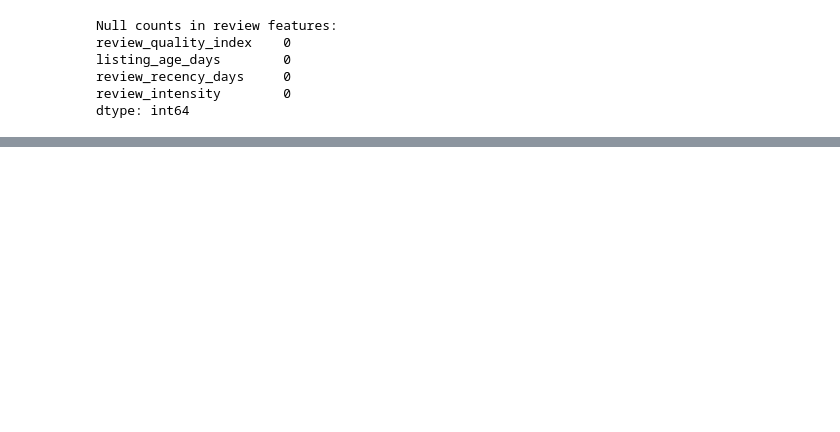
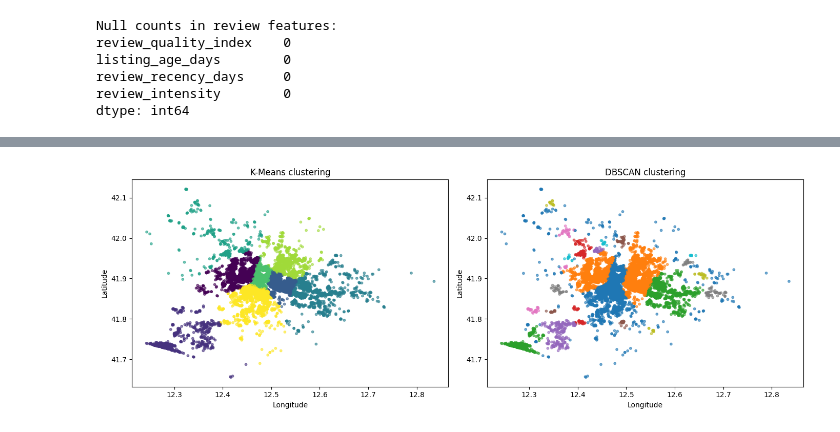
Before and after one commit to aantoo-cr/airbnb-rome-analysis, a Jupyter notebook: notebooks/02_listings_cleaning.ipynb, the cells around one changed output, grey strips where cells are left out. Saved outputs shown, nothing was run; the diff lists cells and outputs as text; code cells hidden in the pictures; blank space fills up the shorter version.

```diff
--- a/notebooks/02_listings_cleaning.ipynb
+++ b/notebooks/02_listings_cleaning.ipynb
@@ -861,0 +898,2 @@ selected.head()
+# %%
+selected.drop(columns=['estimated_occupancy_l365d', 'availability_365', 'availability_rate_365'], inplace=True, errors='ignore')
@@ -861,0 +904,2 @@ selected.head()
+# %%
+selected = pd.get_dummies(selected, columns= ['neighbourhood_cleansed'])
@@ -861,0 +918,9 @@ selected.head()
+# %%
+COLLOSSEUM_COORDS = (41.8902, 12.4922)
+selected["distance_to_colosseum"] = selected.apply(
+    lambda row: gp.distance.geodesic((row["latitude"], row["longitude"]), COLLOSSEUM_COORDS).km,
+    axis=1
+)
+
+selected.head()
+#selected[["distance_to_colosseum"]].describe()
@@ -861,0 +941,15 @@ selected.head()
+# %%
+from sklearn.cluster import KMeans, DBSCAN
+import matplotlib.pyplot as plt
+
+coords = selected[["latitude", "longitude"]].dropna()
+
+# K-Means with a fixed number of clusters
+kmeans = KMeans(n_clusters=8, random_state=42, n_init=10)
+coords["location_cluster"] = kmeans.fit_predict(coords)
+
+# DBSCAN with density-based clustering
+sc = DBSCAN(eps=0.01, min_samples=10)
+coords["dbscan_cluster"] = sc.fit_predict(coords)
+
+coords[["location_cluster", "dbscan_cluster"]].head()
@@ -861,0 +963,17 @@ selected.head()
+# %%
+fig, axes = plt.subplots(1, 2, figsize=(14, 5))
+
+axes[0].scatter(coords["longitude"], coords["latitude"], c=coords["location_cluster"], cmap="viridis", s=10, alpha=0.6)
+axes[0].set_title("K-Means clustering")
+axes[0].set_xlabel("Longitude")
+axes[0].set_ylabel("Latitude")
+
+axes[1].scatter(coords["longitude"], coords["latitude"], c=coords["dbscan_cluster"], cmap="tab10", s=10, alpha=0.6)
+axes[1].set_title("DBSCAN clustering")
+axes[1].set_xlabel("Longitude")
+axes[1].set_ylabel("Latitude")
+
+plt.tight_layout()
+plt.show()
+# %% [output]
+[figure, added]
```
Also changed, not shown: parts of 30 cells of this notebook, 1 other file.
